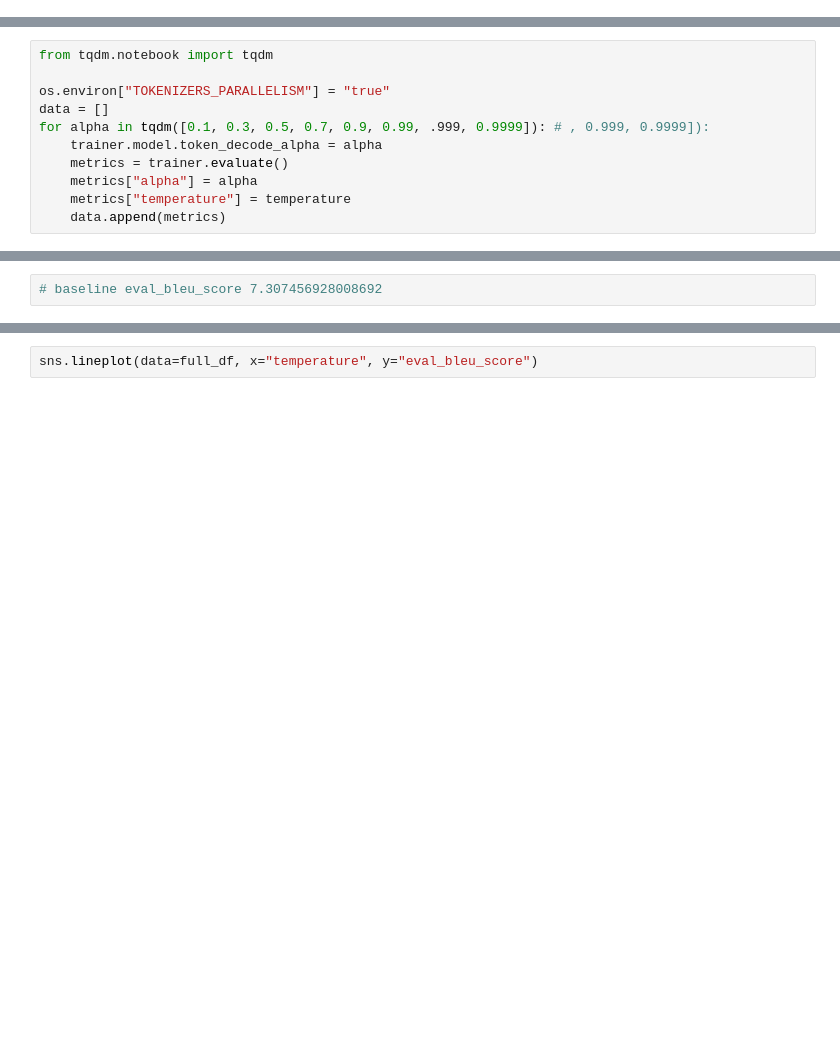
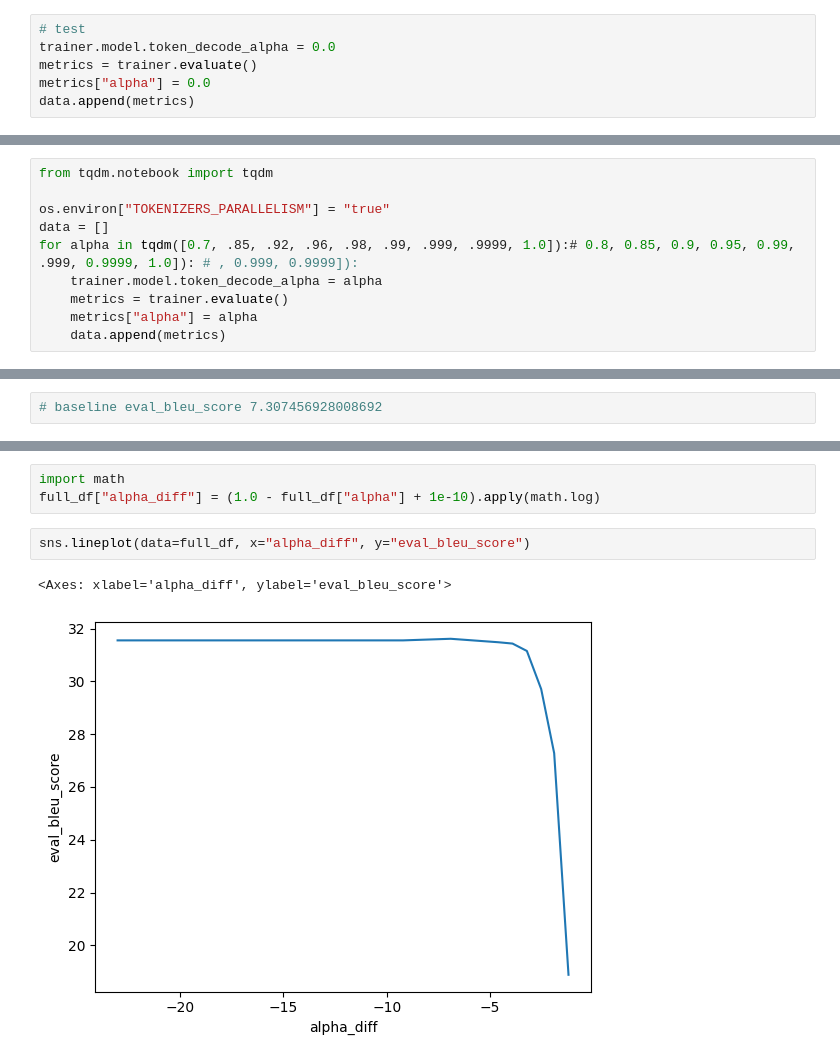
Before and after one commit to jxmorris12/vec2text, a Jupyter notebook: notebooks/2023-04-12 Decoding with token info [revisited].ipynb, the cells around one changed output, grey strips where cells are left out. Drawn from its saved outputs; the diff is of its cells as text; blank space fills up the shorter version.

Commit message:
failed bleu score experiments

```diff
--- a/notebooks/2023-04-12 Decoding with token info [revisited].ipynb
+++ b/notebooks/2023-04-12 Decoding with token info [revisited].ipynb
@@ -95,3 +112,9 @@ device = torch.device('cuda')
 trainer.model.embedded_tokens = embed_all_tokens(trainer.model, trainer.model.embedder_tokenizer).to(device)
 # %% [output]
 all_token_embeddings.shape: torch.Size([32100, 768])
+# %%
+# test
+trainer.model.token_decode_alpha = 0.0
+metrics = trainer.evaluate()
+metrics["alpha"] = 0.0
+data.append(metrics)
@@ -102,10 +138,9 @@ from tqdm.notebook import tqdm
 
 os.environ["TOKENIZERS_PARALLELISM"] = "true"
 data = []
-for alpha in tqdm([0.1, 0.3, 0.5, 0.7, 0.9, 0.99, .999, 0.9999]): # , 0.999, 0.9999]):
+for alpha in tqdm([0.7, .85, .92, .96, .98, .99, .999, .9999, 1.0]):# 0.8, 0.85, 0.9, 0.95, 0.99, .999, 0.9999, 1.0]): # , 0.999, 0.9999]):
     trainer.model.token_decode_alpha = alpha
     metrics = trainer.evaluate()
     metrics["alpha"] = alpha
-    metrics["temperature"] = temperature
     data.append(metrics)
 # %% [output]
@@ -139,2 +283,8 @@ full_df.pivot(index="alpha", columns="temperature", values="eval_bleu_score")
+# %%
+import math
+full_df["alpha_diff"] = (1.0 - full_df["alpha"] + 1e-10).apply(math.log)
 # %%
-sns.lineplot(data=full_df, x="temperature", y="eval_bleu_score")
+sns.lineplot(data=full_df, x="alpha_diff", y="eval_bleu_score")
+# %% [output]
+<Axes: xlabel='alpha_diff', ylabel='eval_bleu_score'>
+[figure, added]
```
Also changed, not shown: parts of 6 cells of this notebook, 4 other files.
